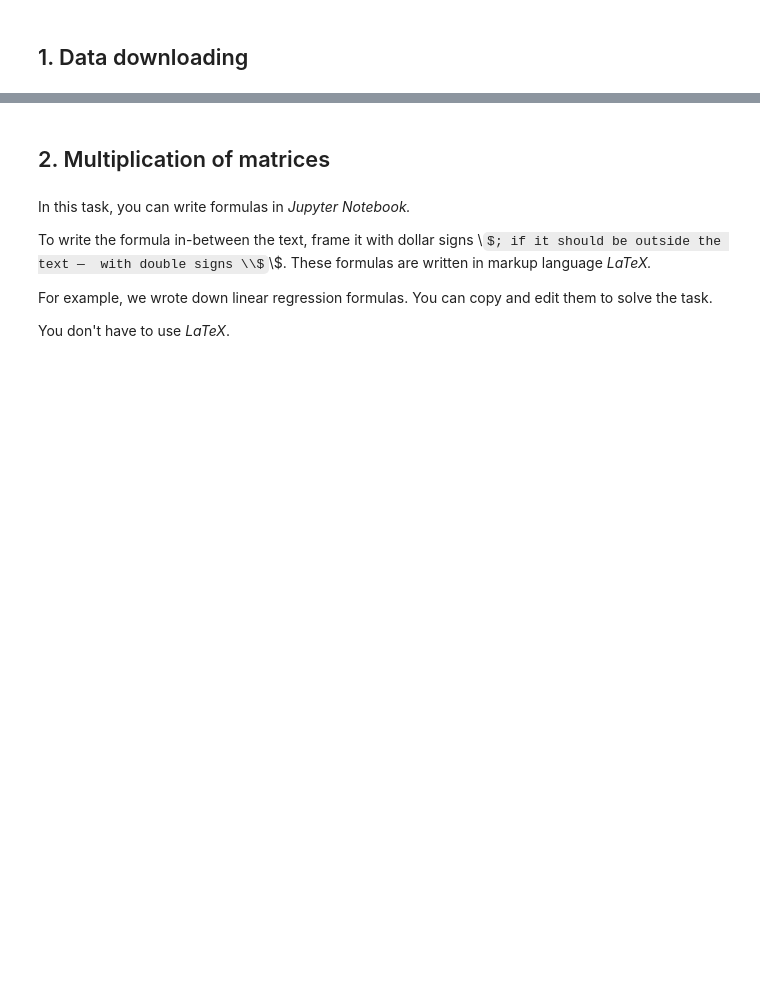
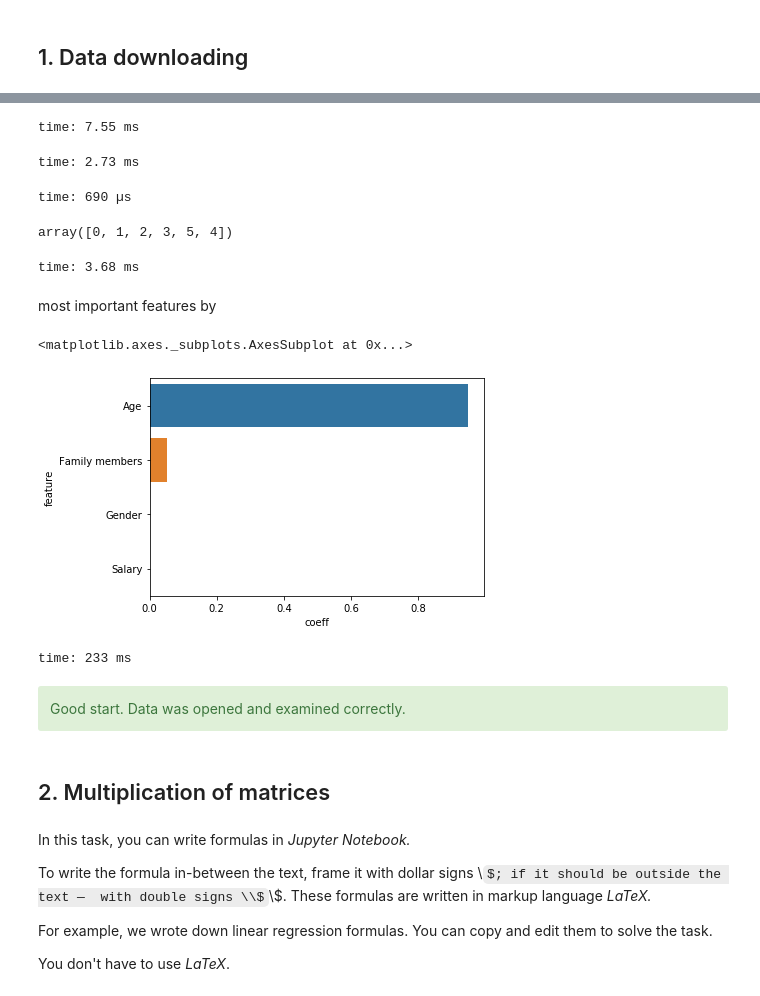
Before and after one commit to imvladikon/yandex-practicum, a Jupyter notebook: sprint11/sprint11.ipynb, the cells around one changed output, grey strips where cells are left out. Cells and saved outputs as stored; diff of their text form; code cells hidden in the pictures; some formulas as TeX source; blank space fills up the shorter version.

```diff
--- a/sprint11/sprint11.ipynb
+++ b/sprint11/sprint11.ipynb
@@ -6,0 +109,3 @@ The data should be protected in such a way that the quality of machine learning
+# %%
+data_path = "https://code.s3.yandex.net/datasets/insurance_us.csv"
+df = pd.read_csv(data_path)
@@ -7,3 +158,37 @@ The data should be protected in such a way that the quality of machine learning
+# %%
+df = df.drop_duplicates().reset_index()
+# %% [output]
+time: 7.55 ms
+# %%
+df["Age"] = df["Age"].astype("int64")
+# %% [output]
+time: 2.73 ms
+# %%
+features = ['Gender', 'Age', 'Salary', 'Family members']
+target = 'Insurance benefits'
+# %% [output]
+time: 690 µs
+# %%
+df[target].unique()
+# %% [output]
+array([0, 1, 2, 3, 5, 4])
+time: 3.68 ms
+# %% [markdown]
+most important features by
+# %%
+X, y = df[features].values,df[target].values
+X_train, X_test, y_train, y_test = train_test_split(X, y, test_size=0.2, random_state=seed_value)
+rfc = DecisionTreeClassifier().fit(X_train, y_train)
+y_pred = rfc.predict(X_test)
+df_feature_importances = pd.DataFrame(((zip(features, rfc.feature_importances_)))).rename(columns={0:"feature",1:"coeff"}).sort_values(by="coeff", ascending = False )
+sns.barplot(data=df_feature_importances, x=df_feature_importances["coeff"], y=df_feature_importances["feature"])
+# %% [output]
+<matplotlib.axes._subplots.AxesSubplot at 0x...>
+[figure, added]
+time: 233 ms
+# %% [markdown]
+<div class="alert alert-success" role="alert">
+Good start. Data was opened and examined correctly.</div>
 # %% [markdown]
 ## 2. Multiplication of matrices
 # %% [markdown]
```
Also changed, not shown: parts of 38 cells of this notebook, 2 other files.
